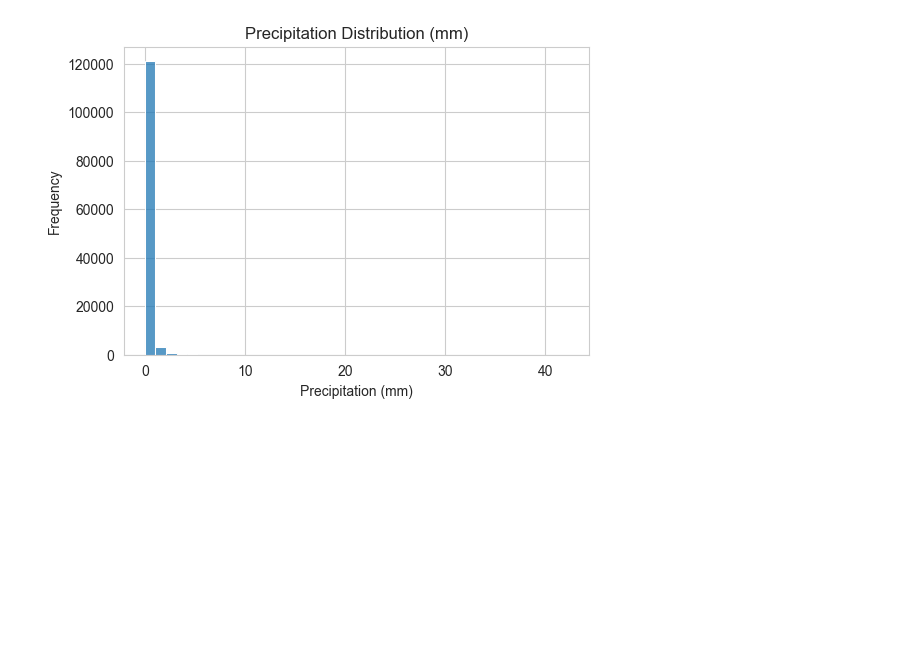
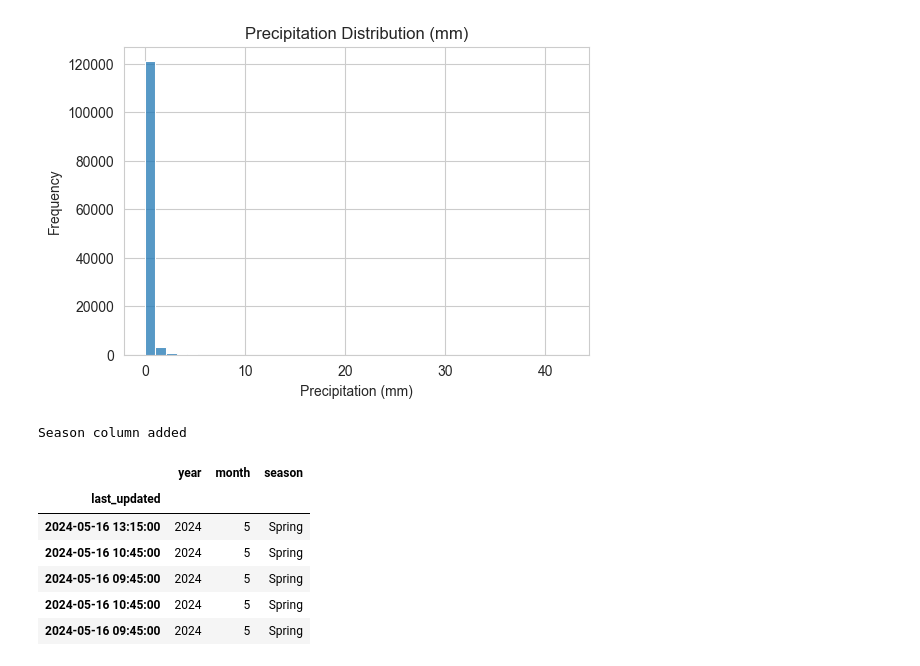
Before and after one commit to kerthana-M/ClimateScope, a Jupyter notebook: notebooks/01_data_preparation.ipynb, the cells around one changed output. Drawn from its saved outputs; the diff is of its cells as text; code cells hidden in the pictures; blank space fills up the shorter version.

```diff
--- a/notebooks/01_data_preparation.ipynb
+++ b/notebooks/01_data_preparation.ipynb
@@ -3,7 +3,7 @@ import pandas as pd
 import numpy as np
 # %%
 
-data_path = "C:\\Users\\keert\\OneDrive\\Desktop\\ClimateScope\\data\\raw\\GlobalWeatherRepository.csv"
+data_path = "../data/raw/GlobalWeatherRepository.csv"
 df = pd.read_csv(data_path)
 df.head()
 # %% [output]
@@ -156,3 +156,29 @@ plt.ylabel("Frequency")
 plt.show()
 # %% [output]
 [figure]
+# %%
+# Identify Seasons
+
+def get_season(month):
+    if month in [12, 1, 2]:
+        return "Winter"
+    elif month in [3, 4, 5]:
+        return "Spring"
+    elif month in [6, 7, 8]:
+        return "Summer"
+    else:
+        return "Autumn"
+
+df["season"] = df["month"].apply(get_season)
+
+print("Season column added")
+df[["year", "month", "season"]].head()
+# %% [output]
+Season column added
+|  | year | month | season |
+| last_updated |  |  |  |
+| 2024-05-16 13:15:00 | 2024 | 5 | Spring |
+| 2024-05-16 10:45:00 | 2024 | 5 | Spring |
+| 2024-05-16 09:45:00 | 2024 | 5 | Spring |
+| 2024-05-16 10:45:00 | 2024 | 5 | Spring |
+| 2024-05-16 09:45:00 | 2024 | 5 | Spring |
```
Also changed, not shown: parts of 7 cells of this notebook, 4 other files.
